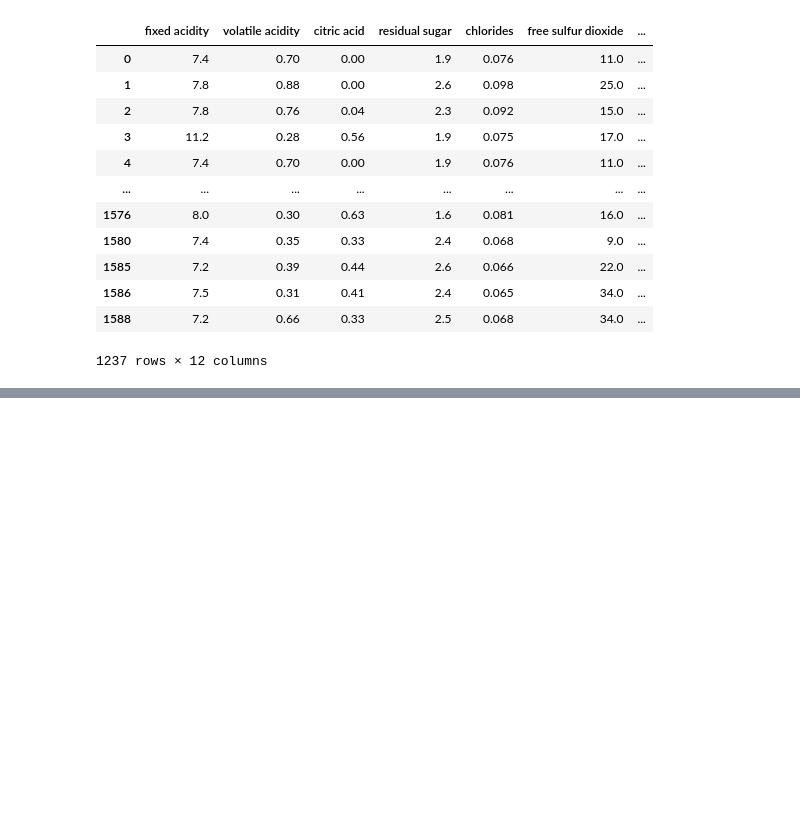
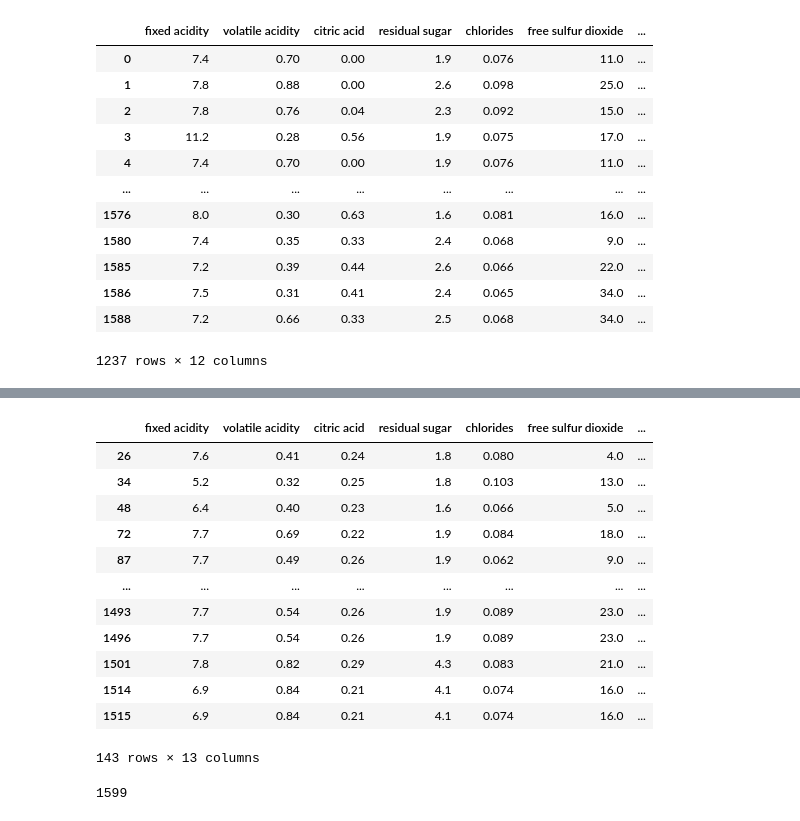
Before and after one commit to Jash1992/AcademyPublic, a Jupyter notebook: Untitled1.ipynb, the cells around one changed output, grey strips where cells are left out. Drawn from its saved outputs; the diff is of its cells as text; code cells hidden in the pictures; blank space fills up the shorter version.

```diff
--- a/Untitled1.ipynb
+++ b/Untitled1.ipynb
@@ -107,0 +230,2 @@ temp = df[mask1]
+# %%
+list_cat_to_keep = ['A', 'C']
@@ -107,0 +248,22 @@ temp = df[mask1]
+# %%
+mask7 = (((df['residual sugar'] >= 2.3) | (df['residual sugar'] <= 1.9)) & (df['sulphates'] < 0.7301) & (~df['citric_cat'].isin(list_cat_to_keep)))
+# %%
+df[mask7]
+# %% [output]
+|  | fixed acidity | volatile acidity | citric acid | residual sugar | chlorides | free sulfur dioxide | ... |
+| 26 | 7.6 | 0.41 | 0.24 | 1.8 | 0.080 | 4.0 | ... |
+| 34 | 5.2 | 0.32 | 0.25 | 1.8 | 0.103 | 13.0 | ... |
+| 48 | 6.4 | 0.40 | 0.23 | 1.6 | 0.066 | 5.0 | ... |
+| 72 | 7.7 | 0.69 | 0.22 | 1.9 | 0.084 | 18.0 | ... |
+| 87 | 7.7 | 0.49 | 0.26 | 1.9 | 0.062 | 9.0 | ... |
+| ... | ... | ... | ... | ... | ... | ... | ... |
+| 1493 | 7.7 | 0.54 | 0.26 | 1.9 | 0.089 | 23.0 | ... |
+| 1496 | 7.7 | 0.54 | 0.26 | 1.9 | 0.089 | 23.0 | ... |
+| 1501 | 7.8 | 0.82 | 0.29 | 4.3 | 0.083 | 21.0 | ... |
+| 1514 | 6.9 | 0.84 | 0.21 | 4.1 | 0.074 | 16.0 | ... |
+| 1515 | 6.9 | 0.84 | 0.21 | 4.1 | 0.074 | 16.0 | ... |
+143 rows × 13 columns
+# %%
+len(df)
+# %% [output]
+1599
```
Also changed, not shown: parts of 16 cells of this notebook.
